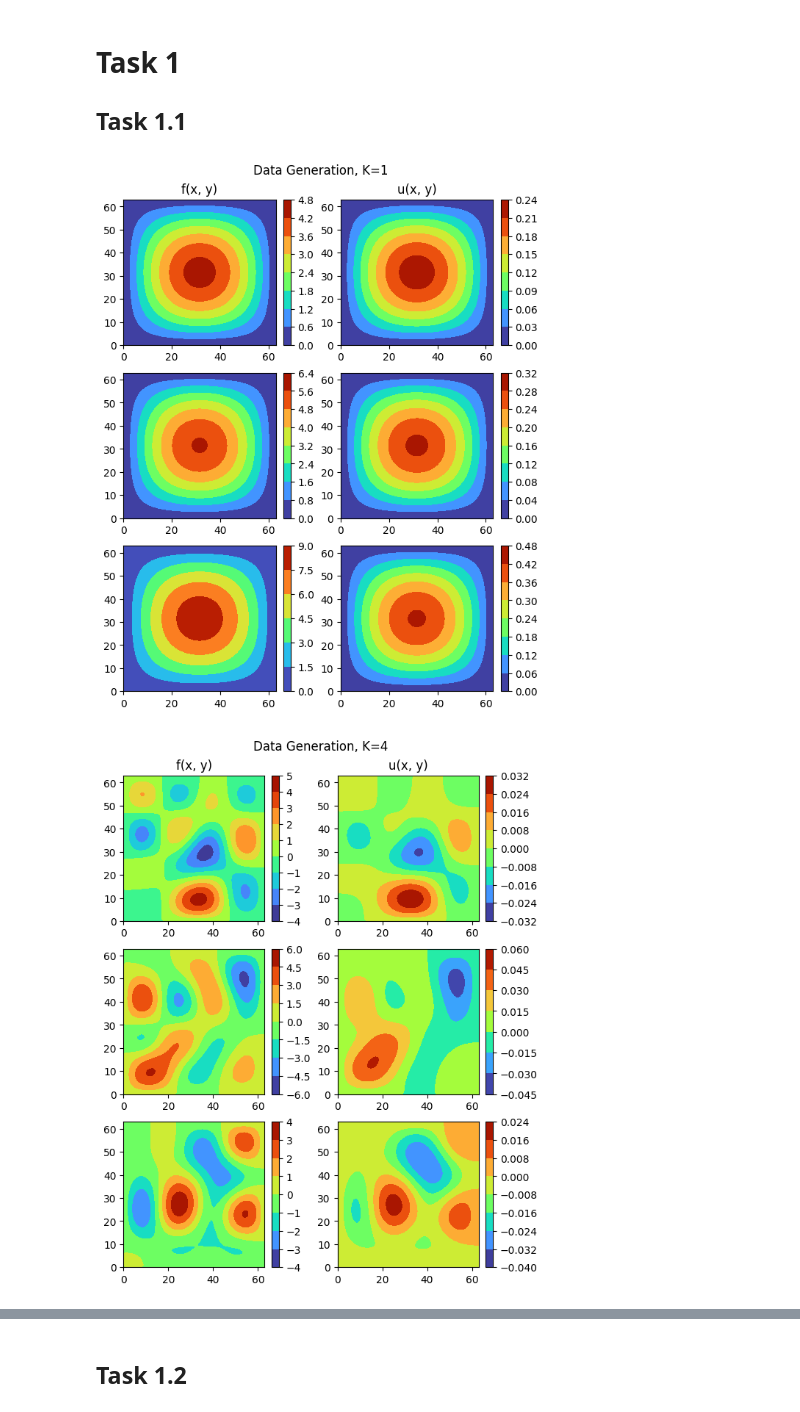
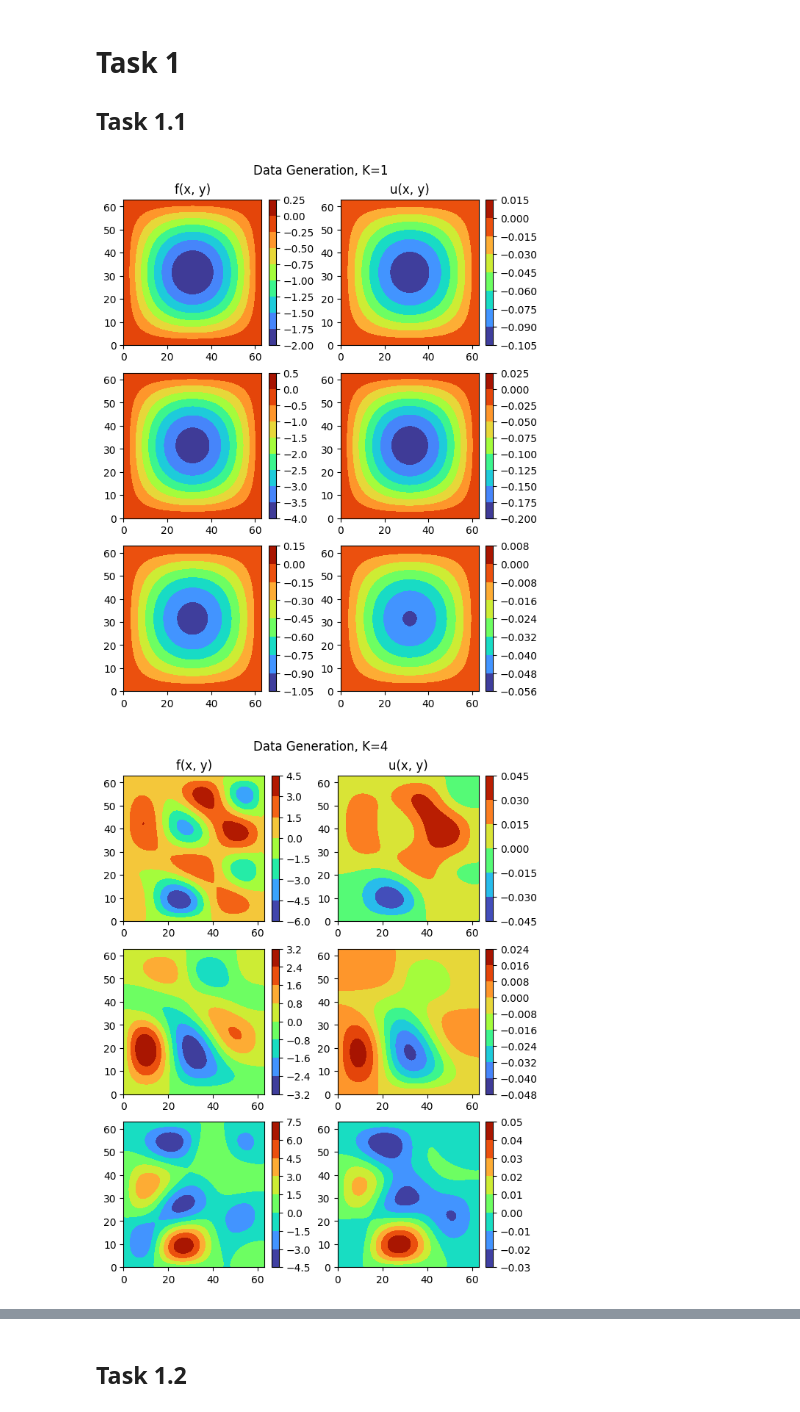
Before and after one commit to tia987/AISE, a Jupyter notebook: task_1/task_1.ipynb, the cells around one changed output, grey strips where cells are left out. Drawn from its saved outputs; the diff is of its cells as text; code cells hidden in the pictures.

```diff
--- a/task_1/task_1.ipynb
+++ b/task_1/task_1.ipynb
@@ -54,19 +55,19 @@ def generate_sample(K, a_ij, N=64, r=0.5, input=None):
 # %%
 for i in K:
     fig, ax = plt.subplots(nrows=3, ncols=2, figsize=(3*2, 2.5*3), layout="constrained")
 
     ax[0, 0].set_title("f(x, y)")
     ax[0, 1].set_title("u(x, y)")
 
     for j in range(3):
-        a_ij = generate_coefficients(K)
-        f, g = generate_sample(i, a_ij)
+        a_ij = generate_coefficients(i)
+        f, g = generate_sample(a_ij)
         cf0 = ax[j, 0].contourf(f, cmap="turbo")
         cf1 = ax[j, 1].contourf(g, cmap="turbo")
         fig.colorbar(cf0, ax=ax[j, 0])
         fig.colorbar(cf1, ax=ax[j, 1])
         fig.suptitle('Data Generation, K=' + str(i))
         fig.show()
 # %% [output]
-[figure, old version]
+[figure, new version]
-[figure, old version]
+[figure, new version]
```
Also changed, not shown: parts of 7 cells of this notebook.
